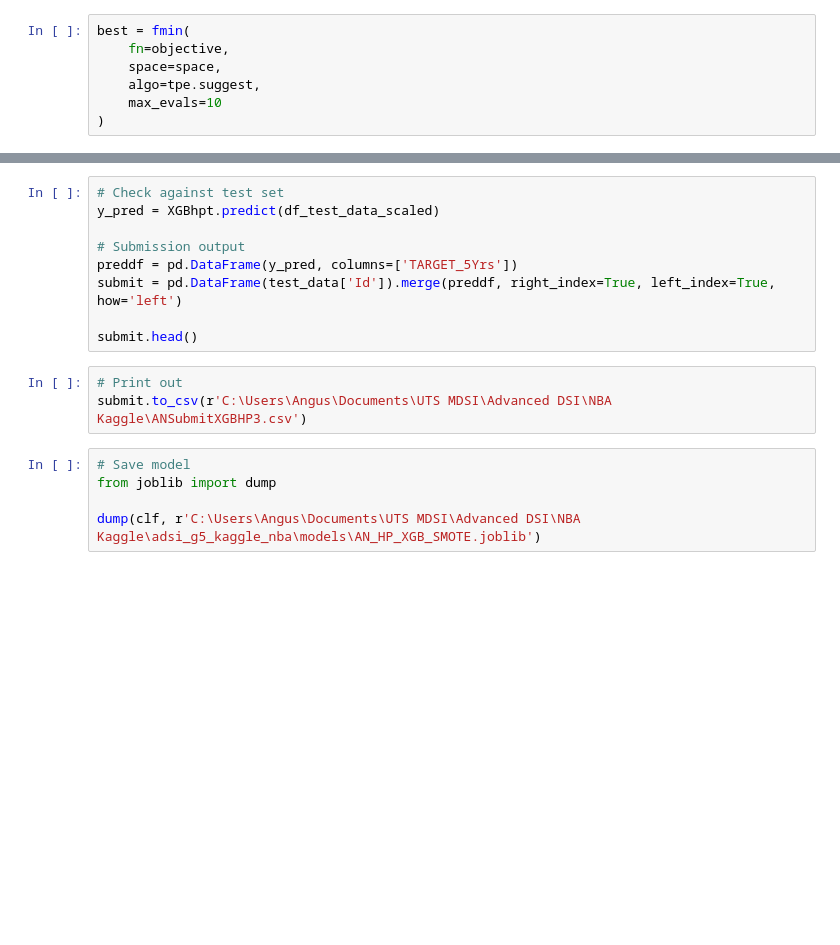
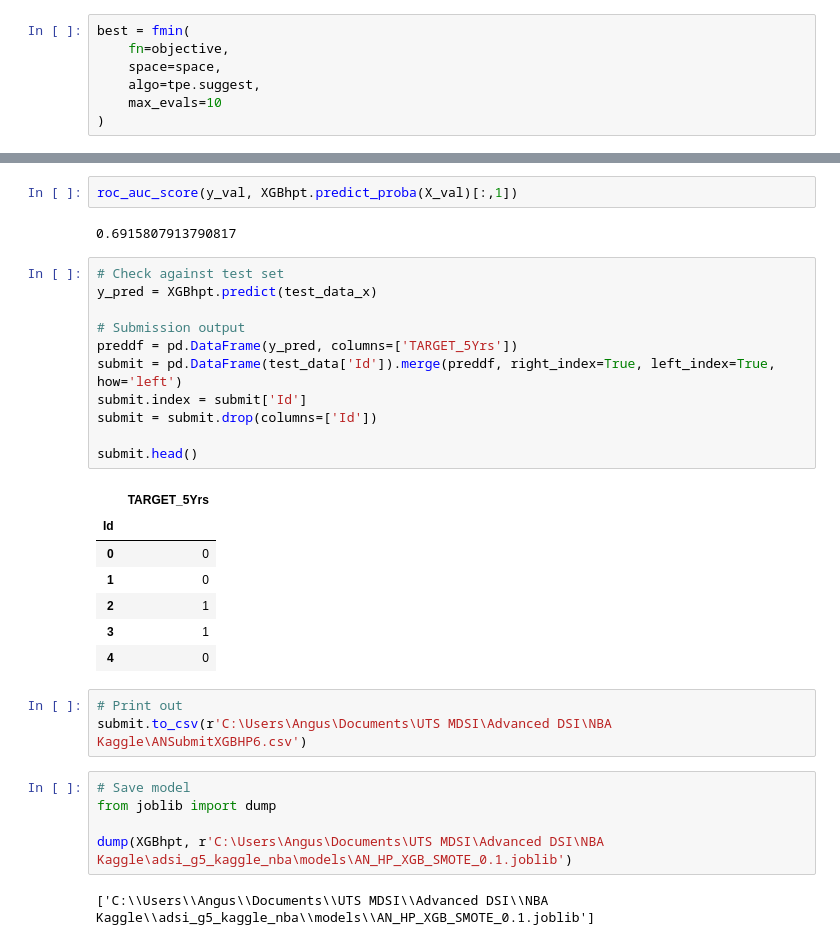
Before and after one commit to yidaveding/adsi_g5_kaggle_nba, a Jupyter notebook: notebooks/week3/Nicholson_angus_13705761_week3_XGBredux.ipynb, the cells around one changed output, grey strips where cells are left out. Saved outputs shown, nothing was run; the diff lists cells and outputs as text; blank space fills up the shorter version.

```diff
--- a/notebooks/week3/Nicholson_angus_13705761_week3_XGBredux.ipynb
+++ b/notebooks/week3/Nicholson_angus_13705761_week3_XGBredux.ipynb
@@ -335,17 +354,33 @@ Logistic: ROC AUC=0.675
+# %%
+roc_auc_score(y_val, XGBhpt.predict_proba(X_val)[:,1])
+# %% [output]
+0.6915807913790817
 # %%
 # Check against test set
-y_pred = XGBhpt.predict(df_test_data_scaled)
+y_pred = XGBhpt.predict(test_data_x)
 
 # Submission output
 preddf = pd.DataFrame(y_pred, columns=['TARGET_5Yrs'])
 submit = pd.DataFrame(test_data['Id']).merge(preddf, right_index=True, left_index=True, how='left')
+submit.index = submit['Id']
+submit = submit.drop(columns=['Id'])
 
 submit.head()
+# %% [output]
+|  | TARGET_5Yrs |
+| Id |  |
+| 0 | 0 |
+| 1 | 0 |
+| 2 | 1 |
+| 3 | 1 |
+| 4 | 0 |
 # %%
 # Print out
-submit.to_csv(r'C:\Users\Angus\Documents\UTS MDSI\Advanced DSI\NBA Kaggle\ANSubmitXGBHP3.csv')
+submit.to_csv(r'C:\Users\Angus\Documents\UTS MDSI\Advanced DSI\NBA Kaggle\ANSubmitXGBHP6.csv')
 # %%
 # Save model
 from joblib import dump
 
-dump(clf, r'C:\Users\Angus\Documents\UTS MDSI\Advanced DSI\NBA Kaggle\adsi_g5_kaggle_nba\models\AN_HP_XGB_SMOTE.joblib')
+dump(XGBhpt, r'C:\Users\Angus\Documents\UTS MDSI\Advanced DSI\NBA Kaggle\adsi_g5_kaggle_nba\models\AN_HP_XGB_SMOTE_0.1.joblib')
+# %% [output]
+['C:\\Users\\Angus\\Documents\\UTS MDSI\\Advanced DSI\\NBA Kaggle\\adsi_g5_kaggle_nba\\models\\AN_HP_XGB_SMOTE_0.1.joblib']
```
Also changed, not shown: parts of 9 cells of this notebook.
